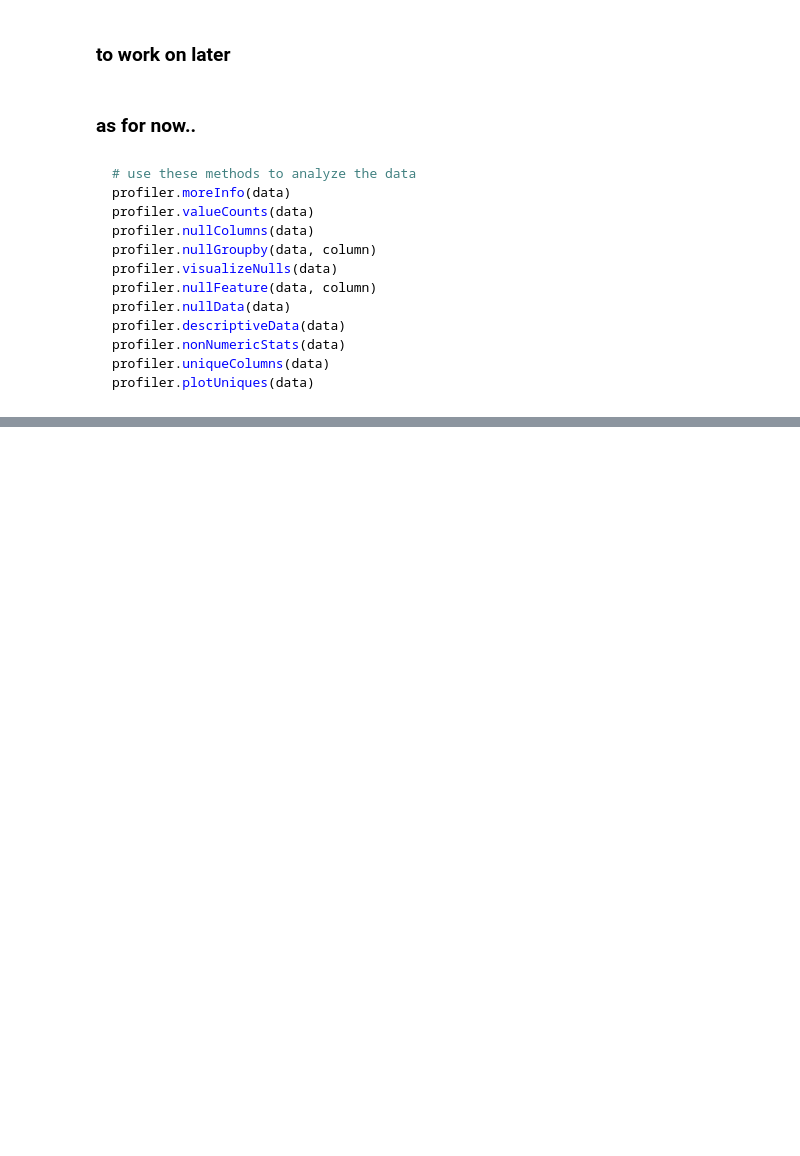
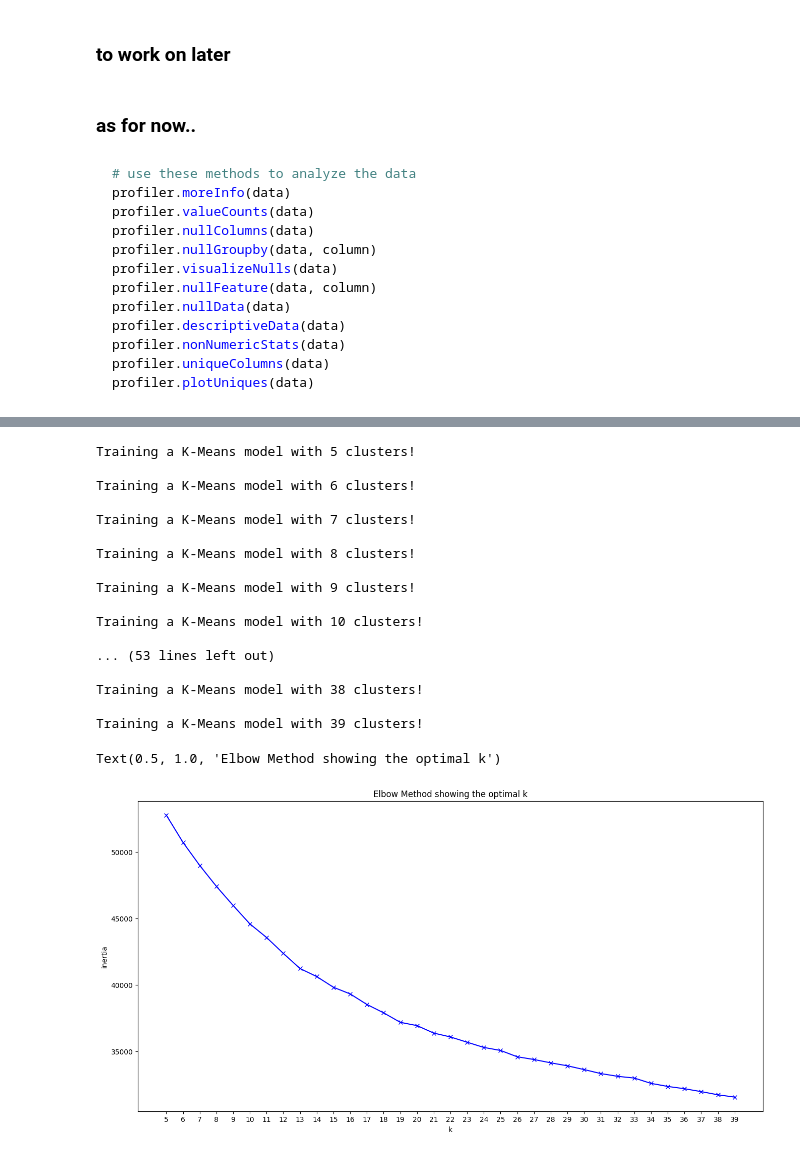
Before and after one commit to KatrinaJMD/IronHack, a Jupyter notebook: Project No.6/ProjectSpotipy.ipynb, the cells around one changed output, grey strips where cells are left out. Saved outputs shown, nothing was run; the diff lists cells and outputs as text; code cells hidden in the pictures; blank space fills up the shorter version.

```diff
--- a/Project No.6/ProjectSpotipy.ipynb
+++ b/Project No.6/ProjectSpotipy.ipynb
@@ -927,0 +982,7 @@ spotipyData
+# %%
+# QUEST 1
+# Load the Pandas data frame songs of the audio features (at least 1000 songs as different as possible)
+data = pd.read_csv("spotipyData.csv").iloc[:, 1:]
+noGenre = data.copy()
+
+data.head()
@@ -927,0 +1167,44 @@ spotipyData
+# %%
+# QUEST 6
+# Build the elbow graph to find the best k
+K = range(5, 40) #range of the clusters
+inertia = []
+
+for k in K: #for every data in set build a inertia
+    print("Training a K-Means model with {} clusters! ".format(k))
+    print()
+    kmeans = KMeans(n_clusters=k,
+                    random_state=1234)
+    kmeans.fit(normalizedFeatures)
+    inertia.append(kmeans.inertia_)
+
+import numpy as np
+import matplotlib.pyplot as plt
+%matplotlib inline
+
+plt.figure(figsize=(16,8))
+plt.plot(K, inertia, 'bx-')
+plt.xlabel('k')
+plt.ylabel('inertia')
+plt.xticks(np.arange(min(K), max(K)+1, 1.0)) #changing the scale
+plt.title('Elbow Method showing the optimal k')
+# %% [output]
+Training a K-Means model with 5 clusters!
+
+Training a K-Means model with 6 clusters!
+
+Training a K-Means model with 7 clusters!
+
+Training a K-Means model with 8 clusters!
+
+Training a K-Means model with 9 clusters!
+
+Training a K-Means model with 10 clusters!
+
+... (53 lines left out)
+
+Training a K-Means model with 38 clusters!
+
+Training a K-Means model with 39 clusters!
+Text(0.5, 1.0, 'Elbow Method showing the optimal k')
+[figure, added]
```
Also changed, not shown: parts of 25 cells of this notebook, 9 other files.
